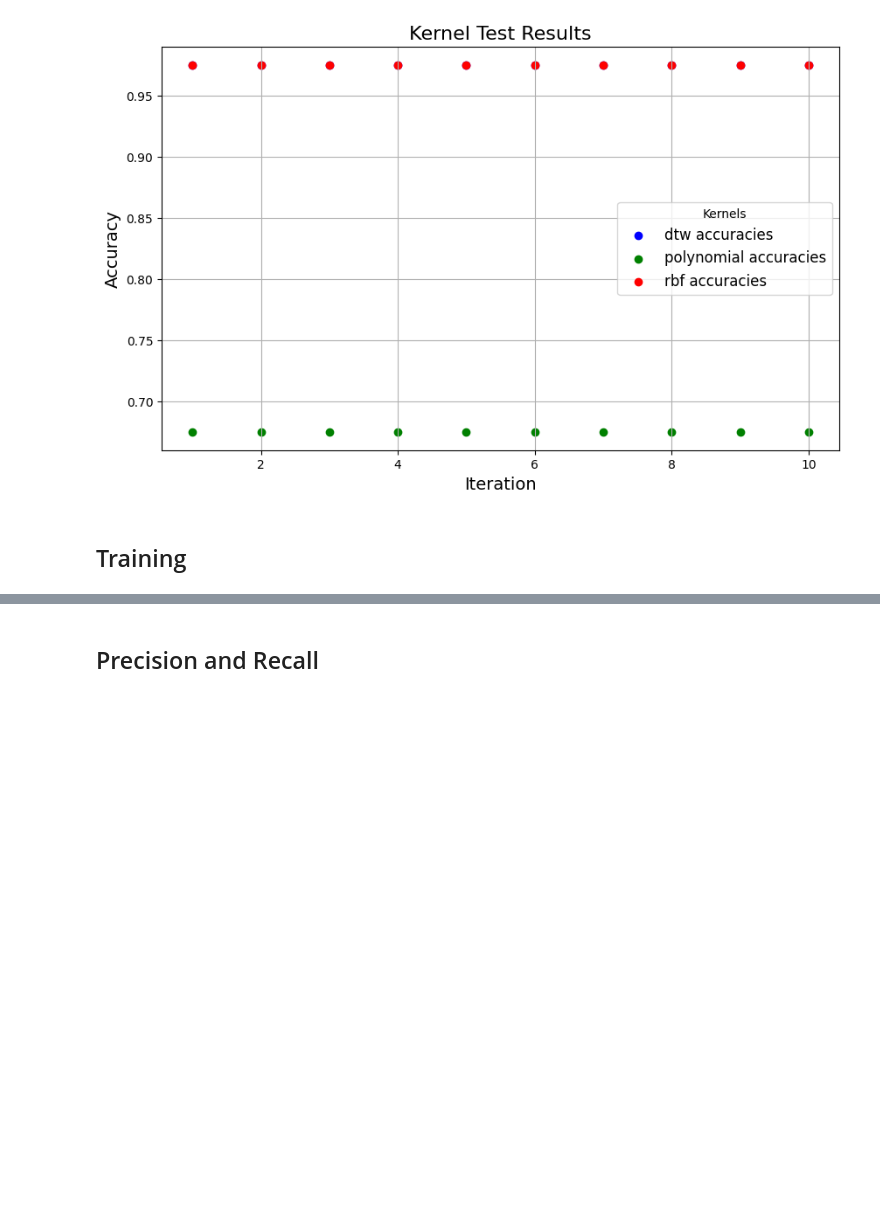
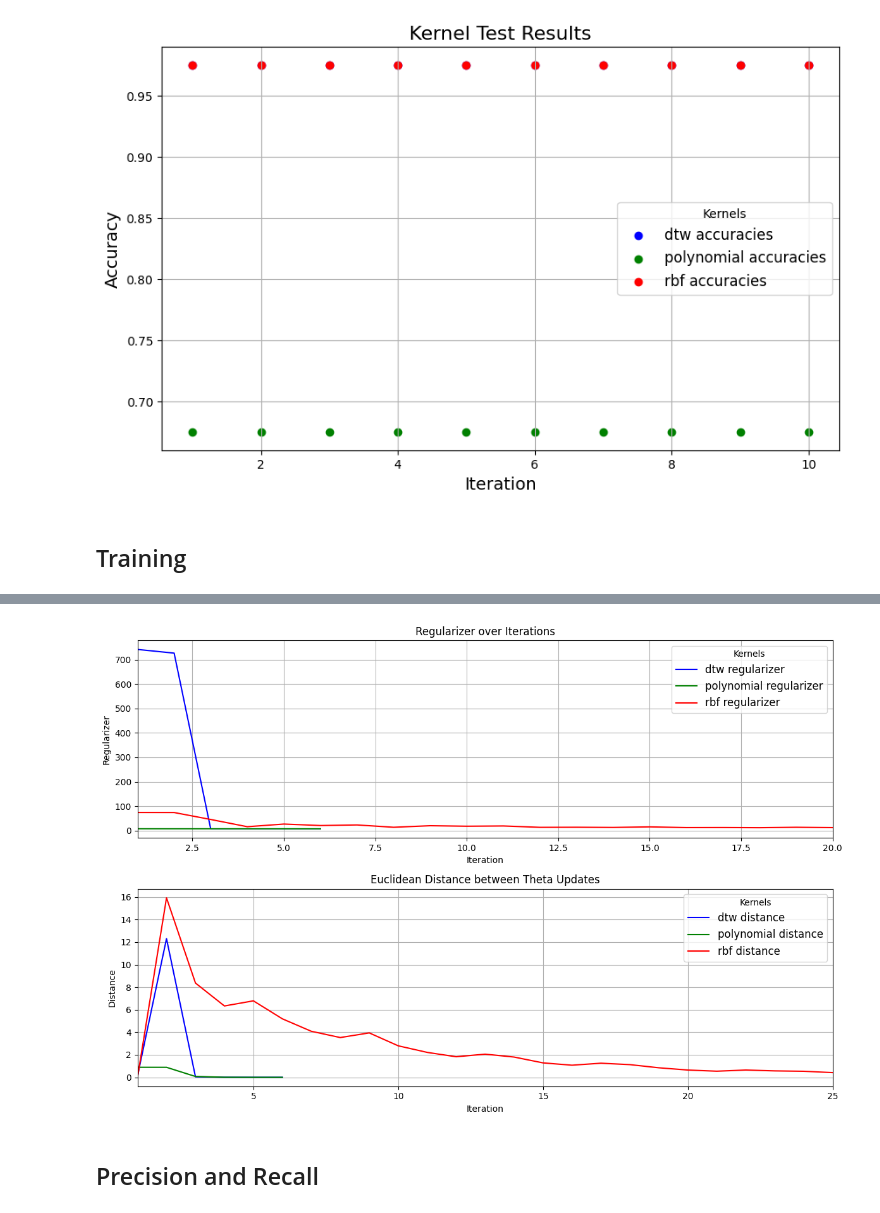
Before and after one commit to MarStreicher/IDA_Laser, a Jupyter notebook: src/evaluation/comparison.ipynb, the cells around one changed output, grey strips where cells are left out. Cells and saved outputs as stored; diff of their text form; code cells hidden in the pictures; blank space fills up the shorter version.

```diff
--- a/src/evaluation/comparison.ipynb
+++ b/src/evaluation/comparison.ipynb
@@ -122,3 +162,30 @@ plt.show()
+# %%
+plt.figure(figsize=(12, 8))
+
+plt.subplot(2, 1, 1)
+for name, regularizer in regularizer_dict.items():
+    plt.plot(iterations, regularizer, color=colors[name], label=f'{name} regularizer')
+plt.xlabel("Iteration")
+plt.ylabel("Regularizer")
+plt.title(f"Regularizer over Iterations")
+plt.legend(title="Kernels", fontsize=12)
+plt.xlim(1,20)
+plt.grid(True)
+
+plt.subplot(2, 1, 2)
+for name, distance in distance_dict.items():
+    plt.plot(iterations, distance, color=colors[name], label=f'{name} distance')
+plt.xlabel("Iteration")
+plt.ylabel("Distance")
+plt.title(f"Euclidean Distance between Theta Updates")
+plt.legend(title="Kernels", fontsize=12)
+plt.xlim(1,25)
+plt.grid(True)
+
+plt.tight_layout()
+plt.show()
+# %% [output]
+[figure, added]
 # %% [markdown]
 ## Precision and Recall
 # %%
```
Also changed, not shown: parts of 4 cells of this notebook, 8 other files.
